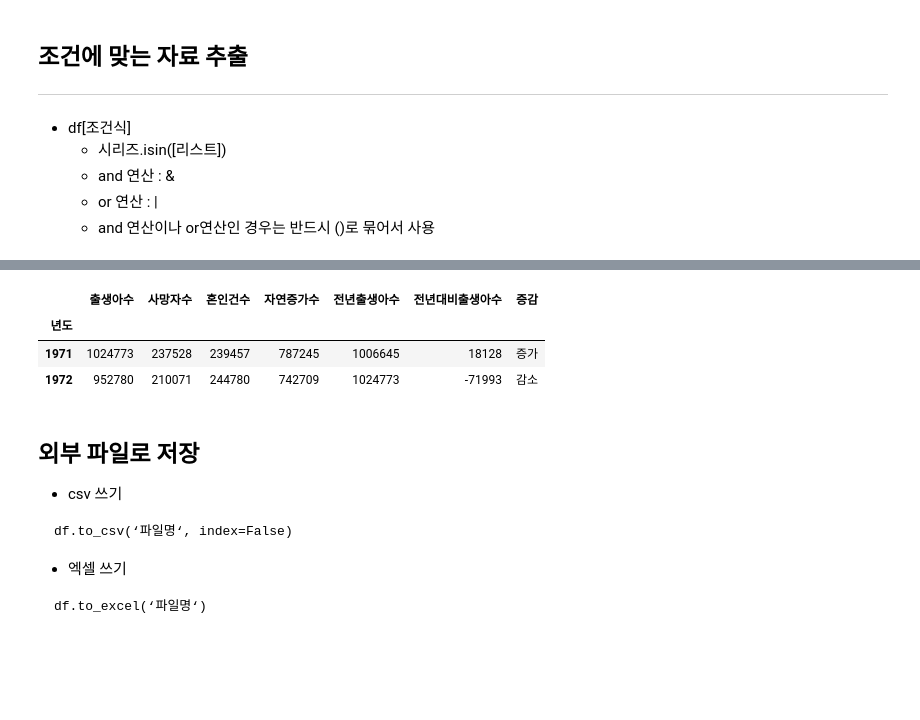
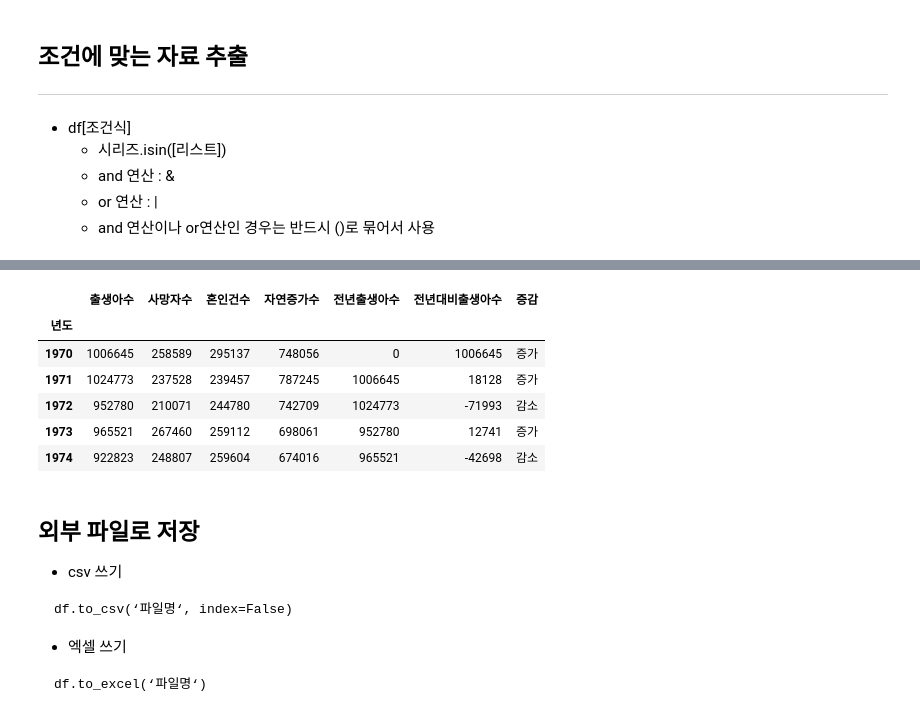
Before and after one commit to cybermin/2022_BSSM, a Jupyter notebook: 01_pandas_basic.ipynb, the cells around one changed output, grey strips where cells are left out. Cells and saved outputs as stored; diff of their text form; code cells hidden in the pictures; blank space fills up the shorter version.

```diff
--- a/01_pandas_basic.ipynb
+++ b/01_pandas_basic.ipynb
@@ -310,0 +472,2 @@ memory usage: 4.5 KB
+# %%
+df['전년출생아수'] = lt
@@ -310,0 +484,2 @@ memory usage: 4.5 KB
+# %%
+df['전년대비출생아수'] = df['출생아수'] - df['전년출생아수']
@@ -322,0 +527,2 @@ memory usage: 4.5 KB
+# %%
+lt = ['증가' if item >=0 else '감소' for item in list(df['전년대비출생아수'])]
@@ -323,11 +549,16 @@ memory usage: 4.5 KB
 # %%
 #전년대비 증가 감소 구분
-df['증감'] =
+df['증감'] = lt
-# %% [output]
-|  | 출생아수 | 사망자수 | 혼인건수 | 자연증가수 | 전년출생아수 | 전년대비출생아수 | 증감 |
-| 년도 |  |  |  |  |  |  |  |
-| 1971 | 1024773 | 237528 | 239457 | 787245 | 1006645 | 18128 | 증가 |
-| 1972 | 952780 | 210071 | 244780 | 742709 | 1024773 | -71993 | 감소 |
+# %%
+df.head()
+# %% [output]
+|  | 출생아수 | 사망자수 | 혼인건수 | 자연증가수 | 전년출생아수 | 전년대비출생아수 | 증감 |
+| 년도 |  |  |  |  |  |  |  |
+| 1970 | 1006645 | 258589 | 295137 | 748056 | 0 | 1006645 | 증가 |
+| 1971 | 1024773 | 237528 | 239457 | 787245 | 1006645 | 18128 | 증가 |
+| 1972 | 952780 | 210071 | 244780 | 742709 | 1024773 | -71993 | 감소 |
+| 1973 | 965521 | 267460 | 259112 | 698061 | 952780 | 12741 | 증가 |
+| 1974 | 922823 | 248807 | 259604 | 674016 | 965521 | -42698 | 감소 |
 # %% [markdown]
 ## 외부 파일로 저장
 + csv 쓰기
```
Also changed, not shown: parts of 54 cells of this notebook.
